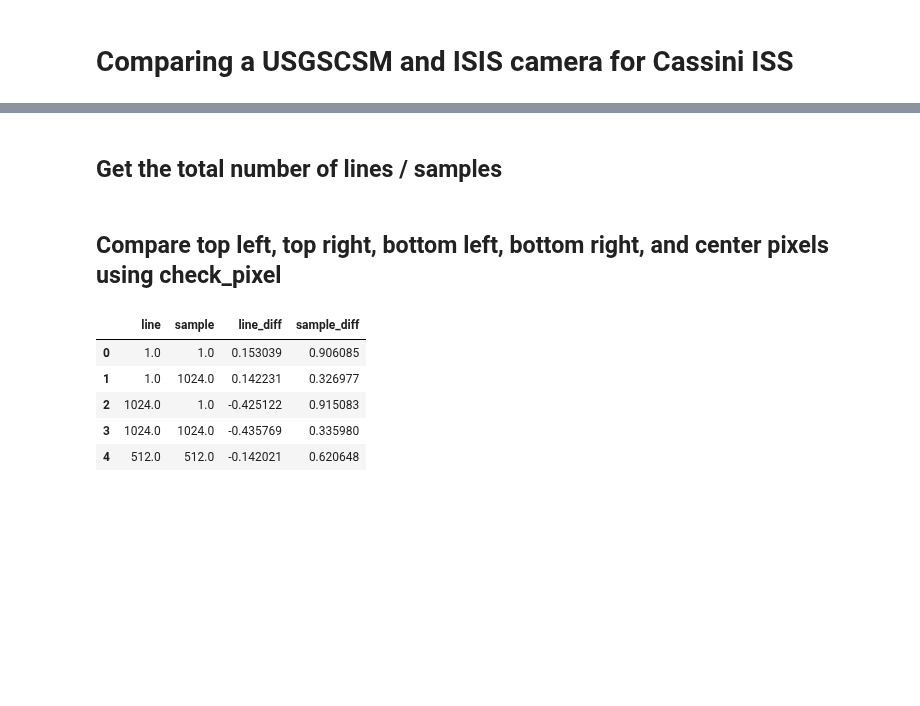
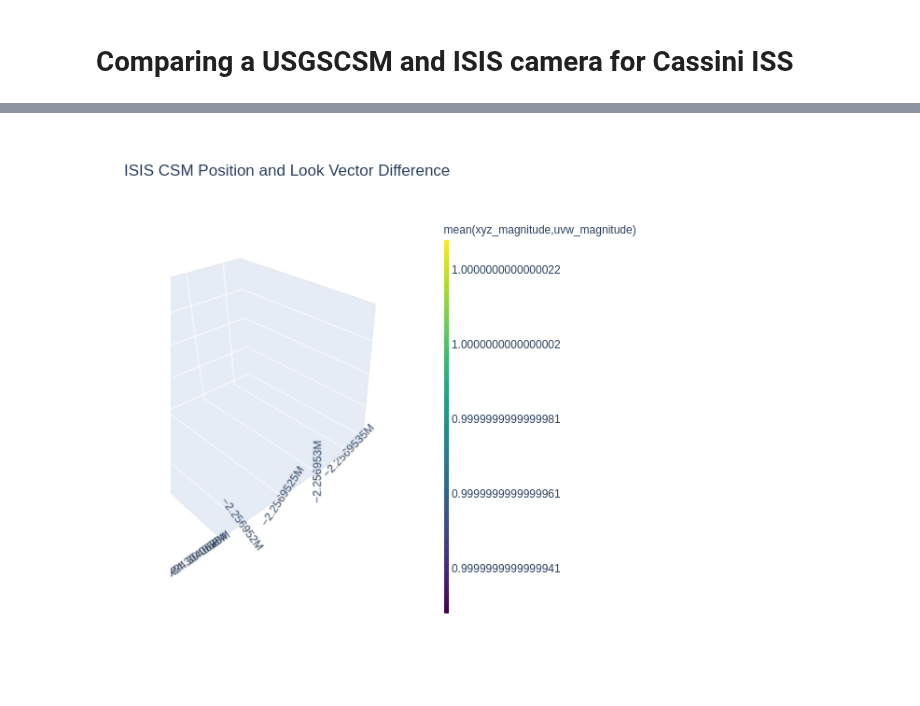
Before and after one commit to DOI-USGS/knoten, a Jupyter notebook: examples/cassini_isis_cmp.ipynb, the cells around one changed output, grey strips where cells are left out. Drawn from its saved outputs; the diff is of its cells as text; code cells hidden in the pictures; blank space fills up the shorter version.

Commit message:
Updated cassini demo notebook

```diff
--- a/examples/cassini_isis_cmp.ipynb
+++ b/examples/cassini_isis_cmp.ipynb
@@ -19,0 +27,6 @@ camera = knoten.csm.create_csm(fileName)
+# %%
+imageLink = 'https://pds-imaging.jpl.nasa.gov/data/cassini/cassini_orbiter/coiss_2071/data/1702247425_1702389962/N1702360370_1.IMG'
+lblLink = os.path.splitext(imageLink)[0] + '.LBL'
+!wget -N -P data/ {imageLink}
+!wget -N -P data/ {lblLink}
+fileName = 'data/' + os.path.split(lblLink)[1]
@@ -32,3 +57,10 @@ try:
     isis.spiceinit(from_=cub_loc, shape='ellipsoid')
 except ProcessError as e:
     print(e.stderr)
+
+with CassiniIssPds3LabelNaifSpiceDriver(fileName) as driver:
+    usgscsmString = to_usgscsm(driver)
+    usgscsm_dict = json.loads(usgscsmString)
+    csm_isd = os.path.splitext(fileName)[0] + '.json'
+    json.dump(usgscsm_dict, open(csm_isd, 'w'))
+camera = knoten.csm.create_csm(fileName)
@@ -54,2 +66,0 @@ def check_pixel(camera, cub, line, sample):
-# %% [markdown]
-## Get the total number of lines / samples
@@ -60,21 +67,8 @@ n_lines = isis_label['IsisCube']['Core']['Dimensions']['Lines']
-# %% [markdown]
-## Compare top left, top right, bottom left, bottom right, and center pixels using check_pixel
-# %%
-pixels_dict = {'line' : [1,1,n_lines, n_lines, n_lines/2],
-               'sample' : [1, n_samples, 1, n_samples, n_samples/2]}
-
-pixels_df = pd.DataFrame.from_dict(pixels_dict)
-pixels_df['line_diff'] = np.NaN
-pixels_df['sample_diff'] = np.NaN
-
-for idx, row in pixels_df.iterrows():
-    pixels_df.iloc[idx]['line_diff'], pixels_df.iloc[idx]['sample_diff'] = check_pixel(camera, cub_loc, row['line'], row['sample'])
-
-pixels_df
-# %% [output]
-|  | line | sample | line_diff | sample_diff |
-| 0 | 1.0 | 1.0 | 0.153039 | 0.906085 |
-| 1 | 1.0 | 1024.0 | 0.142231 | 0.326977 |
-| 2 | 1024.0 | 1.0 | -0.425122 | 0.915083 |
-| 3 | 1024.0 | 1024.0 | -0.435769 | 0.335980 |
-| 4 | 512.0 | 512.0 | -0.142021 | 0.620648 |
+# %%
+csmisis_diff_lv_plot, csmisis_diff_ephem_plot, external_orientation_data = vis.external_orientation_diff(csm_isd, cub_loc, 10, 50, 600, 600)
+# %%
+csmisis_diff_lv_plot_bytes = csmisis_diff_lv_plot.to_image(format="png")
+csmisis_diff_ephem_plot_bytes = csmisis_diff_ephem_plot.to_image(format="png")
+Image(csmisis_diff_lv_plot_bytes)
+# %% [output]
+[figure, added]
```
Also changed, not shown: parts of 20 cells of this notebook.
